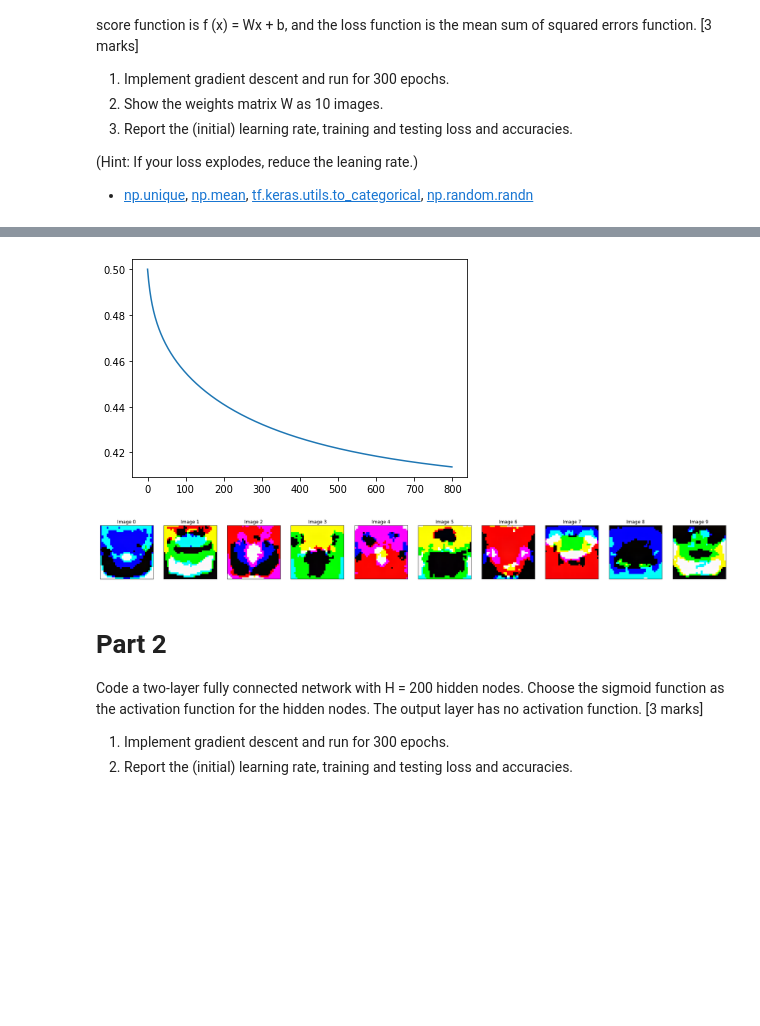
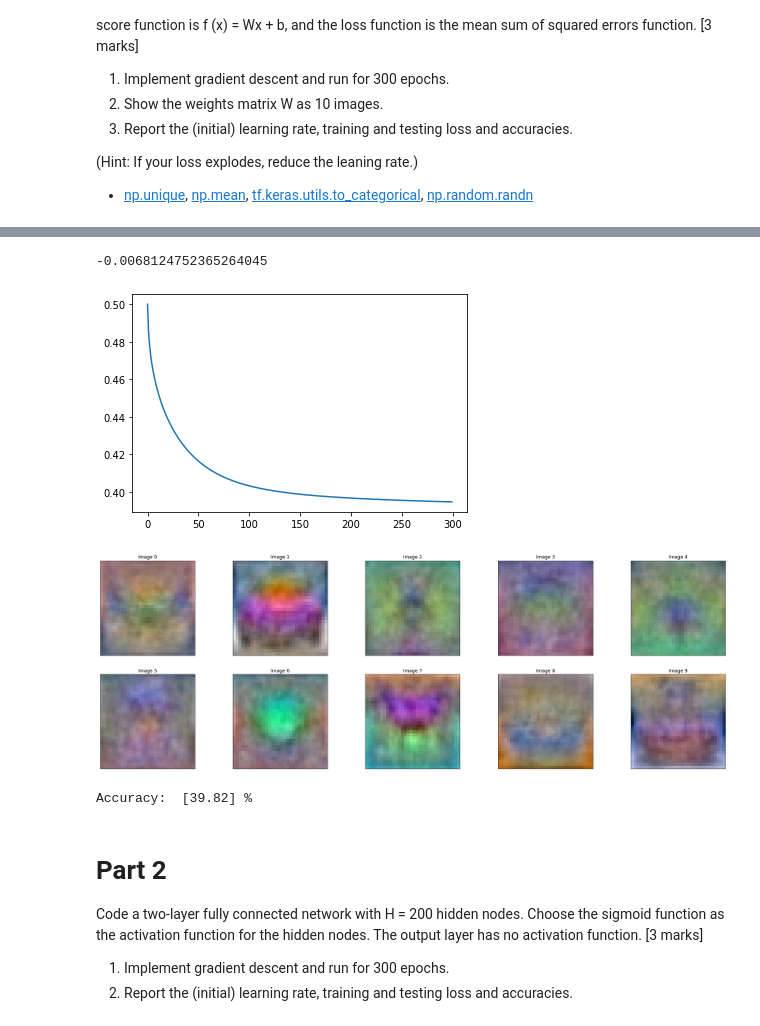
Before and after one commit to bimalka98/Computer-Vision-and-Image-Processing, a Jupyter notebook: EN2550Assignments/A4/180631J_a04.ipynb, the cells around one changed output, grey strips where cells are left out. Drawn from its saved outputs; the diff is of its cells as text; code cells hidden in the pictures; blank space fills up the shorter version.

Commit message:
Weight matric

```diff
--- a/EN2550Assignments/A4/180631J_a04.ipynb
+++ b/EN2550Assignments/A4/180631J_a04.ipynb
@@ -93,8 +97,10 @@ w1 = np.concatenate((b1.reshape(1,K), w1), axis=0); print('Rearranged w1: ',w1.s
 
 print("Rearranging completed.")
 
-iterations = 800  # Gradient descent interations
-lr = 1.4e-3 # Learninig rate
+#------------------------------------------------------------------------------------------
+
+iterations = 300  # Gradient descent interations
+lr = 1.4e-2 # Learninig rate
 lr_decay= 0.999
 reg = 5e-6
 loss_history = [] # Vlaues of cost function at each iteration
@@ -106,17 +112,19 @@ m = x_train.shape[0]  # Number of training examples
 # Running gradient descent number of times speciied in iterations
 print("Running gradient descent...")
 for t in range(iterations):
+
     # Forward Propagation
     hypothesis = x_train_ra.dot(w1)
-    #hypothesis = hypothesis/np.max(hypothesis)
     loss = (1/(2*m))*np.sum(( hypothesis - y_train)**2) + (1/(2*m))*reg*np.sum(w1**2)
     loss_history.append(loss)
-    if t%15==0: print("Iteration {}, loss = {}".format(t+1,loss))
+    if t%30==0: print("Iteration {}, loss = {}".format(t+1,loss))
 
     # Backward Propagation
     dw1 = (1/m)*(x_train_ra.T.dot(hypothesis - y_train))  + (1/m)*reg*w1
     w1 = w1 - lr*dw1
     lr = lr*lr_decay
+
+
 print("Gradient Descent completed. Parameters were trained")
 # %% [output]
 Initializing the weight matrix with random weights...
@@ -139,17 +149,22 @@ Gradient Descent completed. Parameters were trained
 # %%
 plt.plot(loss_history)
 
-# Showing the weights matrix W as 10 images.
-w1 = ((w1/np.max(w1))*255).astype('uint8')
-fig, axes  = plt.subplots(1,10, sharex='all', sharey='all', figsize=(30,30))
-location = 1
+#----------Showing the weights matrix W1 as 10 images----------
+
+#First row of the weight matrix is the bias terms.
+weights = w1[1:,] # Removing the row of bias terms.
+weights_pos =  weights- np.min(weights)# Making the minimum zero.
+images = ((weights_pos/np.max(weights_pos))*255).astype('uint8')
+fig, axes  = plt.subplots(2,5, sharex='all', sharey='all', figsize=(30,10))
+location = 1 # Location of the image in the grid of 2x5
 for i in range(K):
-    image = w1[1:,i].reshape(32,32,3)
-    plt.subplot(1,10,location),plt.imshow(image[:,:,::-1])
+    image = images[:,i].reshape(32,32,3)
+    plt.subplot(2,5,location),plt.imshow(image[:,:,::-1])
     plt.title("Image "+ str(i)),plt.xticks([]),plt.yticks([])
     saveimg("Reg Image "+ str(i)+".jpg", image)
     location+=1
 plt.show()
 # %% [output]
+-0.0068124752365264045
-[figure, old version]
+[figure, new version]
-[figure, old version]
+[figure, new version]
@@ -174,3 +171,13 @@ plt.show()
+# %%
+predictions = x_test_ra.dot(w1) # Prediction of classes through the trained matrix
+
+#
+pred_class = np.argmax(predictions, axis=1)
+test_class = np.argmax(y_test, axis=1)
+valid_pred = [pred_class == test_class]
+print("Accuracy: ", 100*np.sum(valid_pred)/test_class.shape, "%")
+# %% [output]
+Accuracy:  [39.82] %
 # %% [markdown]
 # Part 2
 Code a two-layer fully connected network with H = 200 hidden nodes. Choose the sigmoid function as the activation function for the hidden nodes. The output layer has no activation function. [3 marks]
```
Also changed, not shown: parts of 4 cells of this notebook, 10 other files.
